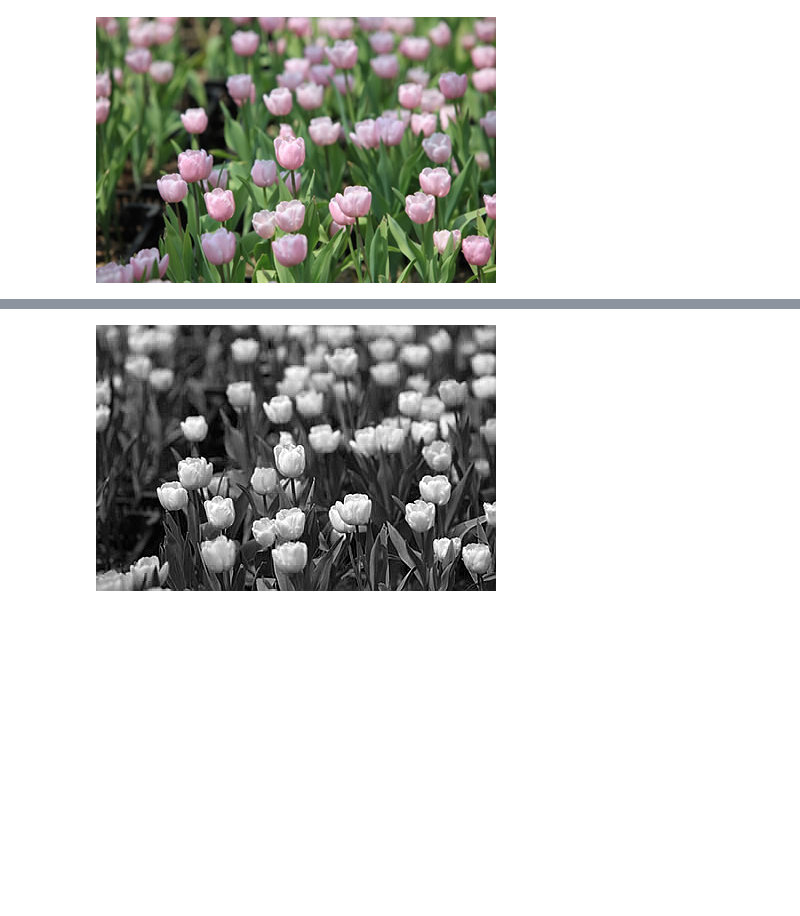
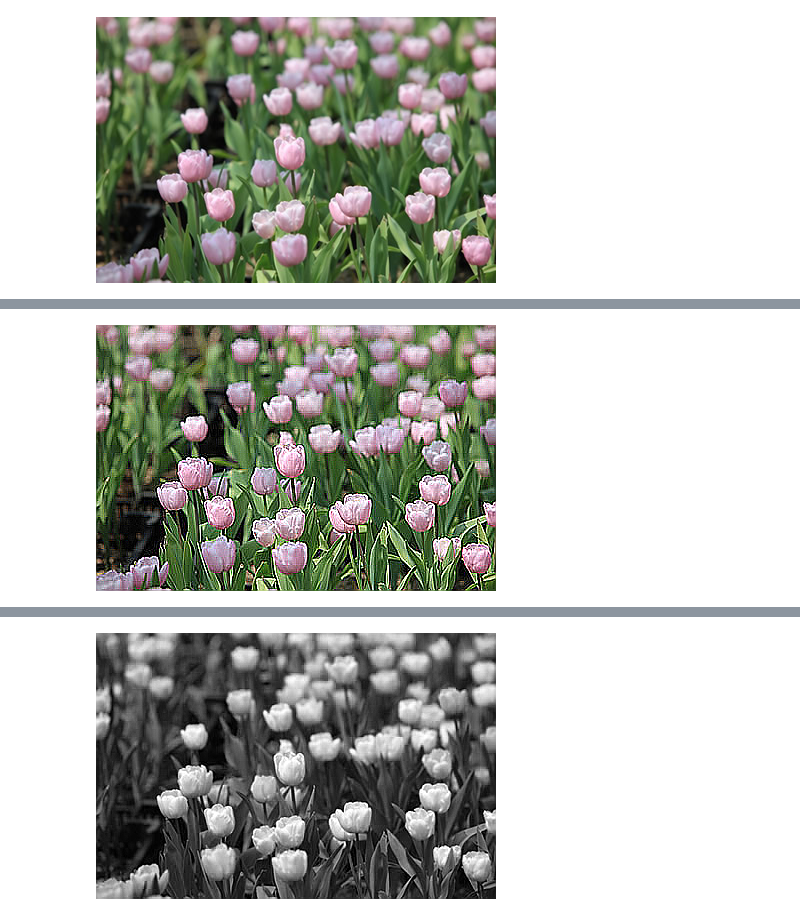
Before and after one commit to databooks/databook, a Jupyter notebook: quickstart/05-pyimages.ipynb, the cells around one changed output, grey strips where cells are left out. Cells and saved outputs as stored; diff of their text form; code cells hidden in the pictures; blank space fills up the shorter version.

```diff
--- a/quickstart/05-pyimages.ipynb
+++ b/quickstart/05-pyimages.ipynb
@@ -59,6 +63,9 @@ showimg('tulip.jpg',alt="")
 # %%
 #Applying a filter to the image
-im_sharp = im.filter( ImageFilter.SHARPEN )
+im_sharp = im.filter( ImageFilter.SHARPEN ).filter( ImageFilter.SHARPEN ).filter( ImageFilter.SHARPEN )
 
 #Saving the filtered image to a new file
 im_sharp.save( 'image_sharpened.jpg', 'JPEG' )
+im_sharp
+# %% [output]
+[figure, added]
```
Also changed, not shown: parts of 8 cells of this notebook, 4 other files.
